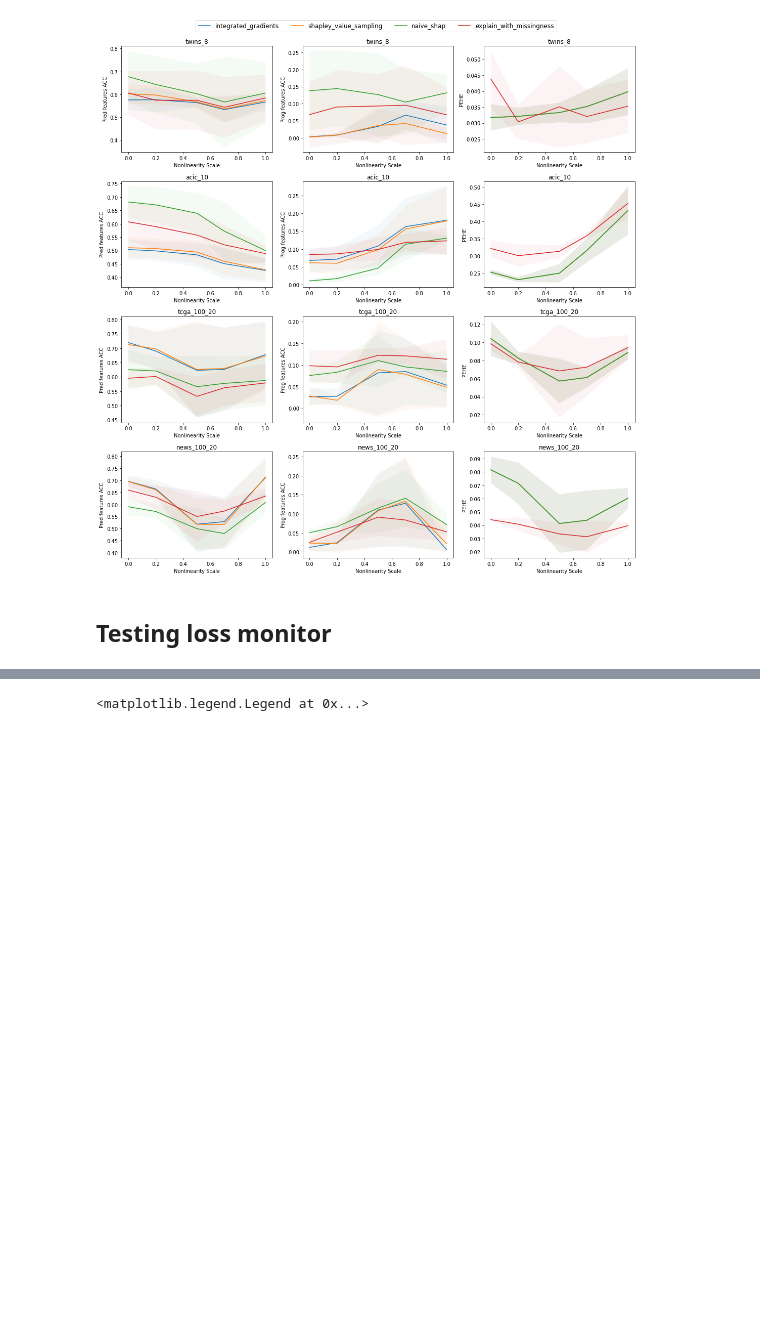
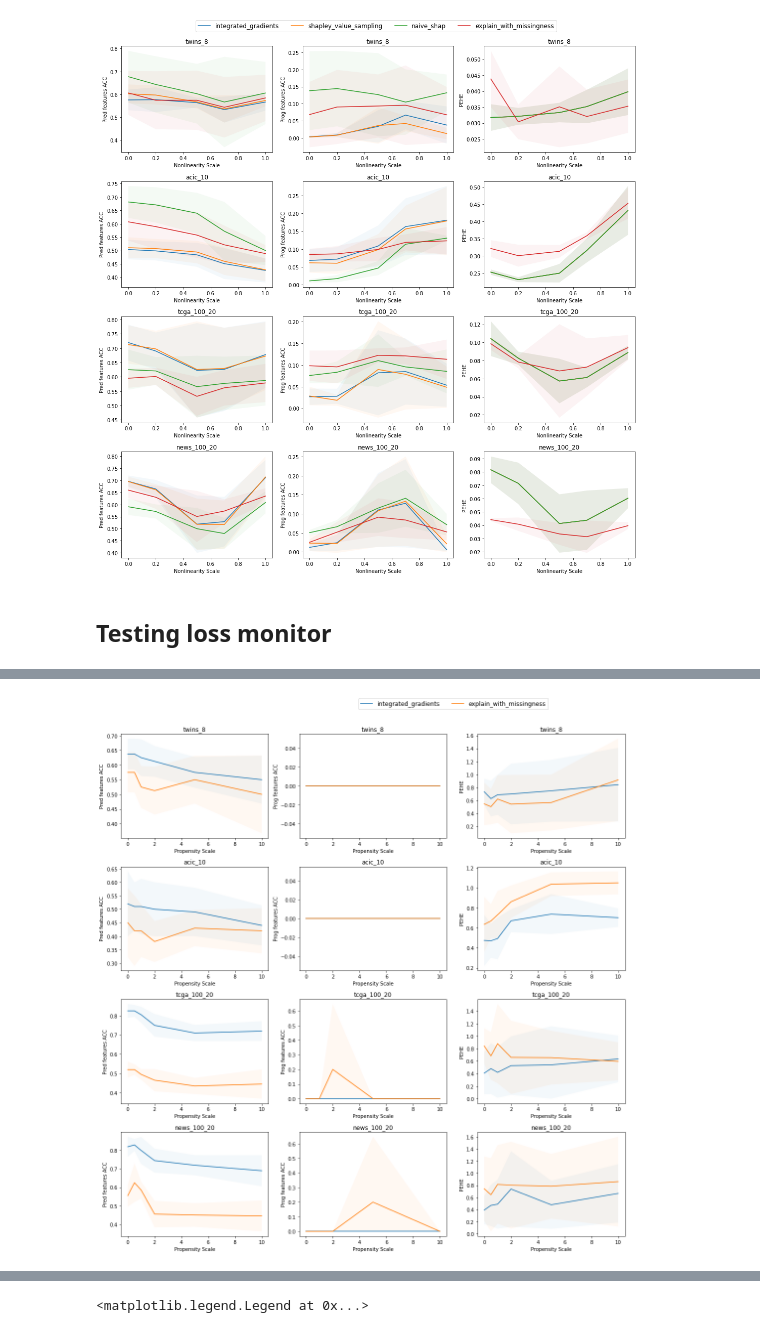
Before and after one commit to q8888620002/LIFT-XAI, a Jupyter notebook: results/plot_results_vandershaar.ipynb, the cells around one changed output, grey strips where cells are left out. Cells and saved outputs as stored; diff of their text form; code cells hidden in the pictures; blank space fills up the shorter version.

```diff
--- a/results/plot_results_vandershaar.ipynb
+++ b/results/plot_results_vandershaar.ipynb
@@ -396,0 +438,84 @@ plt.legend(bbox_to_anchor=(0.5, 5.2),ncol=len(explainers),prop={'size': 12})
+# %%
+dataset_list = [
+                   "twins_8",
+                   "acic_10",
+                   "tcga_100_20",
+                    "news_100_20"
+                   ]
+
+metrics = ["Pred features ACC",
+           "Prog features ACC",
+           "PEHE"]
+
+seeds = ["seed1",
+         "seed2",
+        "seed3",
+         "seed4",
+         "seed5"
+        ]
+
+explainers = [#"feature_ablation",
+             #"feature_permutation",
+             "integrated_gradients",
+            # "shapley_value_sampling",
+            # "naive_shap",
+             "explain_with_missingness"]
+
+experiment_name = "Propensity Scale"
+propensity_type = "pred"
+
+plt.figure(figsize=(15,15))
+
+
+
+for data_index in range(len(dataset_list)):
+    datasets_list = []
+
+    for seed_index, seed in enumerate(seeds):
+
+        data = pd.read_csv("propensity_sensitivity/normalized/linear/propensity_scale_"+
+                              dataset_list[data_index]+
+                           "_proptype_"+
+                           propensity_type+
+                           "_predscl_1.0_nonlinscl_0.5_trainratio_0.8_binary_False-"
+                           +seed+".csv",
+                           index_col=0)
+
+
+        data = data[data.Learner == "DRLearner"]
+        datasets_list.append(data)
+
+        data = pd.read_csv("propensity_sensitivity_mask/normalized/linear/propensity_scale_"+
+                              dataset_list[data_index]+
+                           "_proptype_"+
+                           propensity_type+
+                           "_predscl_1.0_nonlinscl_0.5_trainratio_0.8_binary_False-"
+                           +seed+".csv",
+                           index_col=0)
+
+        datasets_list.append(data[data.Learner == "DRLearnerMask"])
+
+    datasets = pd.concat(datasets_list, ignore_index=True)
+
+    for metric_index in range(len(metrics)):
+        metric = metrics[metric_index]
+
+        plt.subplot(4, 3, 3*data_index+metric_index+1)
+
+        for e in explainers:
+
+            data = datasets[datasets.Explainer == e]
+
+            mean = data.groupby(experiment_name).mean().reset_index()
+            std = data.groupby(experiment_name).std().reset_index()
+
+            plt.plot(mean[experiment_name], mean[metric], label=e)
+            plt.fill_between(mean[experiment_name], np.where(mean[metric]-std[metric]>0, mean[metric]-std[metric],0), mean[metric]+std[metric],  alpha=.05)
+
+        plt.xlabel(experiment_name)
+        plt.ylabel(metric)
+        plt.title(dataset_list[data_index])
+
+plt.tight_layout()
+plt.legend(bbox_to_anchor=(0.5, 5.2),ncol=len(explainers),prop={'size': 12})
+# %% [output]
@@ -396,0 +523 @@ plt.legend(bbox_to_anchor=(0.5, 5.2),ncol=len(explainers),prop={'size': 12})
+[figure, added]
```
Also changed, not shown: parts of 11 cells of this notebook, 7 other files.
